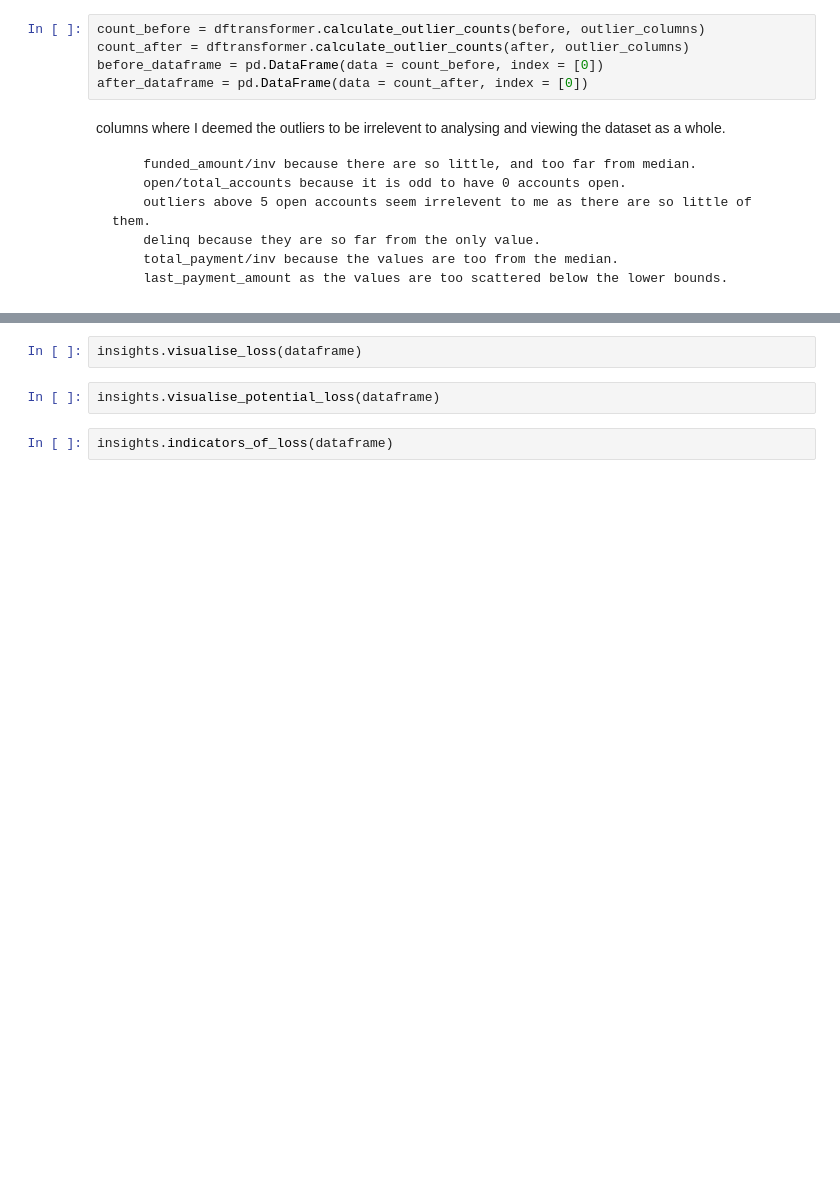
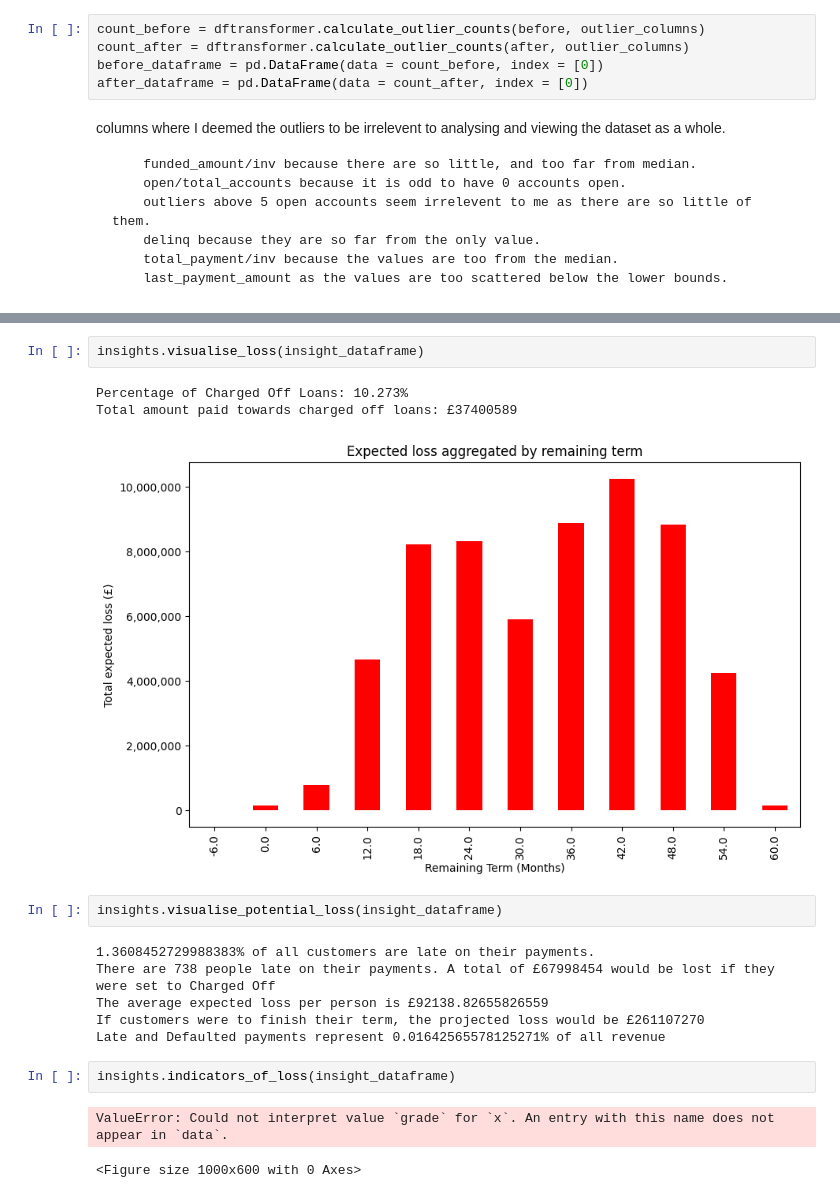
Before and after one commit to AdjunxLynx/exploratory-data-analysis---customer-loans-in-finance, a Jupyter notebook: Analysis.ipynb, the cells around one changed output, grey strips where cells are left out. Saved outputs shown, nothing was run; the diff lists cells and outputs as text; blank space fills up the shorter version.

```diff
--- a/Analysis.ipynb
+++ b/Analysis.ipynb
@@ -155,6 +183,19 @@ insights.visualise_repayments(dataframe)
 # %%
-insights.visualise_loss(dataframe)
+insights.visualise_loss(insight_dataframe)
+# %% [output]
+Percentage of Charged Off Loans: 10.273%
+Total amount paid towards charged off loans: £37400589
+[figure, added]
 # %%
-insights.visualise_potential_loss(dataframe)
+insights.visualise_potential_loss(insight_dataframe)
+# %% [output]
+1.3608452729988383% of all customers are late on their payments.
+There are 738 people late on their payments. A total of £67998454 would be lost if they were set to Charged Off
+The average expected loss per person is £92138.82655826559
+If customers were to finish their term, the projected loss would be £261107270
+Late and Defaulted payments represent 0.01642565578125271% of all revenue
 # %%
-insights.indicators_of_loss(dataframe)
+insights.indicators_of_loss(insight_dataframe)
+# %% [output]
+ValueError: Could not interpret value `grade` for `x`. An entry with this name does not appear in `data`.
+<Figure size 1000x600 with 0 Axes>
```
Also changed, not shown: parts of 9 cells of this notebook, 6 other files.
